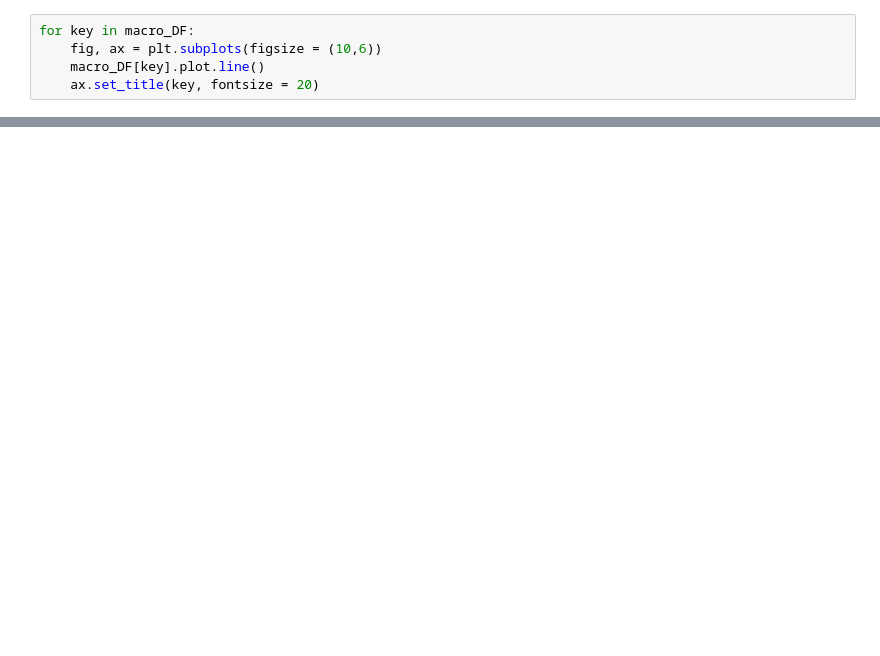
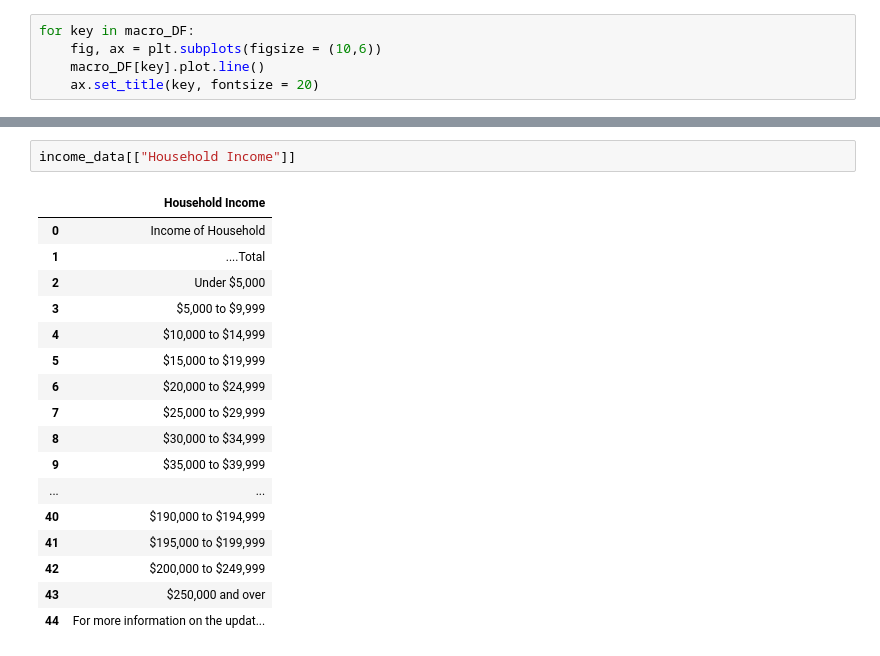
Before and after one commit to MattKrepp1/Econ-411, a Jupyter notebook: In Class Projects/Project 4 - Chapter 3.ipynb, the cells around one changed output, grey strips where cells are left out. Saved outputs shown, nothing was run; the diff lists cells and outputs as text; blank space fills up the shorter version.

```diff
--- a/In Class Projects/Project 4 - Chapter 3.ipynb
+++ b/In Class Projects/Project 4 - Chapter 3.ipynb
@@ -252,0 +313,20 @@ for key in macro_DF:
+# %%
+income_data[["Household Income"]]
+# %% [output]
+|  | Household Income |
+| 0 | Income of Household |
+| 1 | ....Total |
+| 2 | Under $5,000 |
+| 3 | $5,000 to $9,999 |
+| 4 | $10,000 to $14,999 |
+| 5 | $15,000 to $19,999 |
+| 6 | $20,000 to $24,999 |
+| 7 | $25,000 to $29,999 |
+| 8 | $30,000 to $34,999 |
+| 9 | $35,000 to $39,999 |
+| ... | ... |
+| 40 | $190,000 to $194,999 |
+| 41 | $195,000 to $199,999 |
+| 42 | $200,000 to $249,999 |
+| 43 | $250,000 and over |
+| 44 | For more information on the updat... |
```
Also changed, not shown: parts of 6 cells of this notebook.
